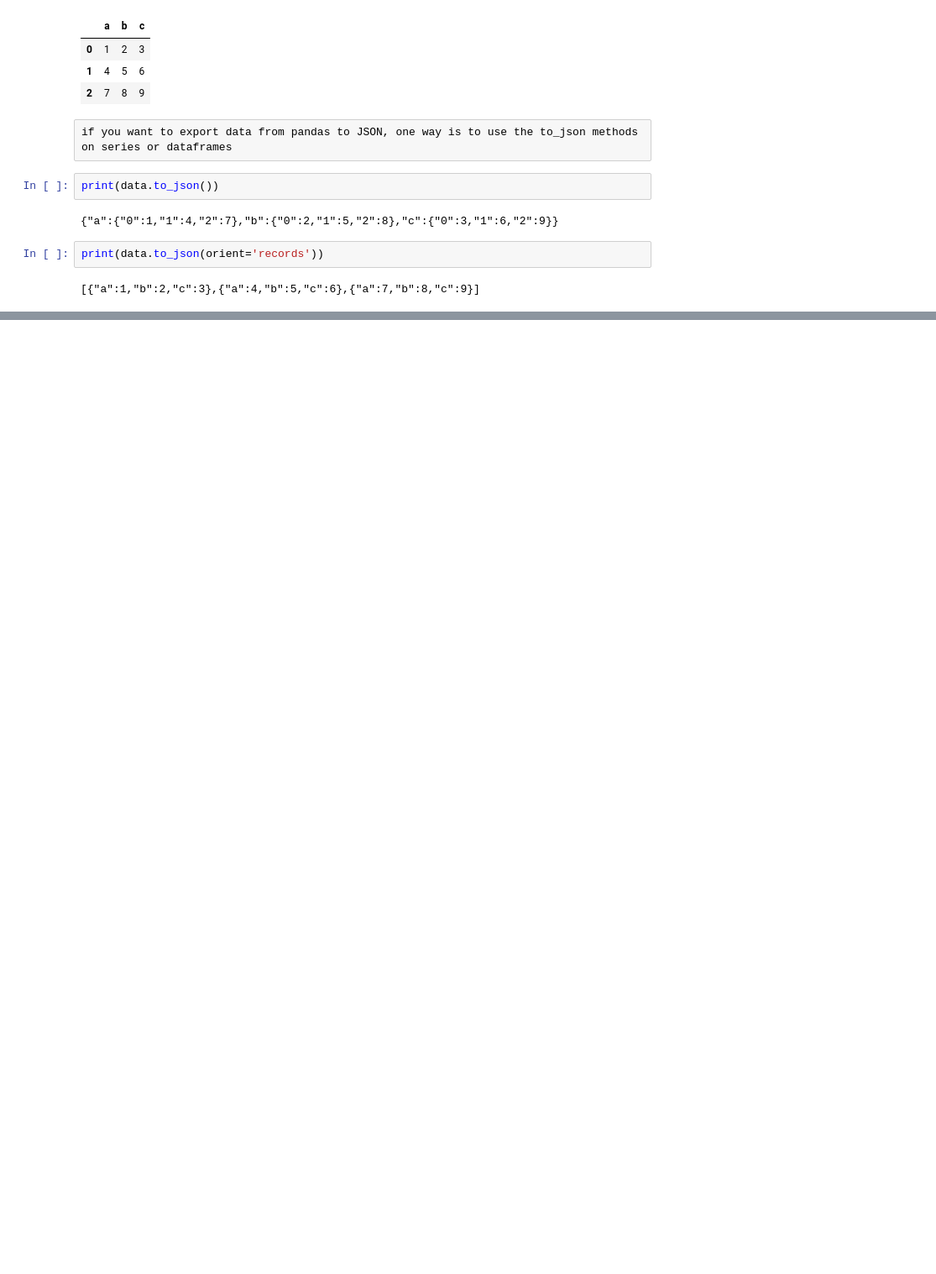
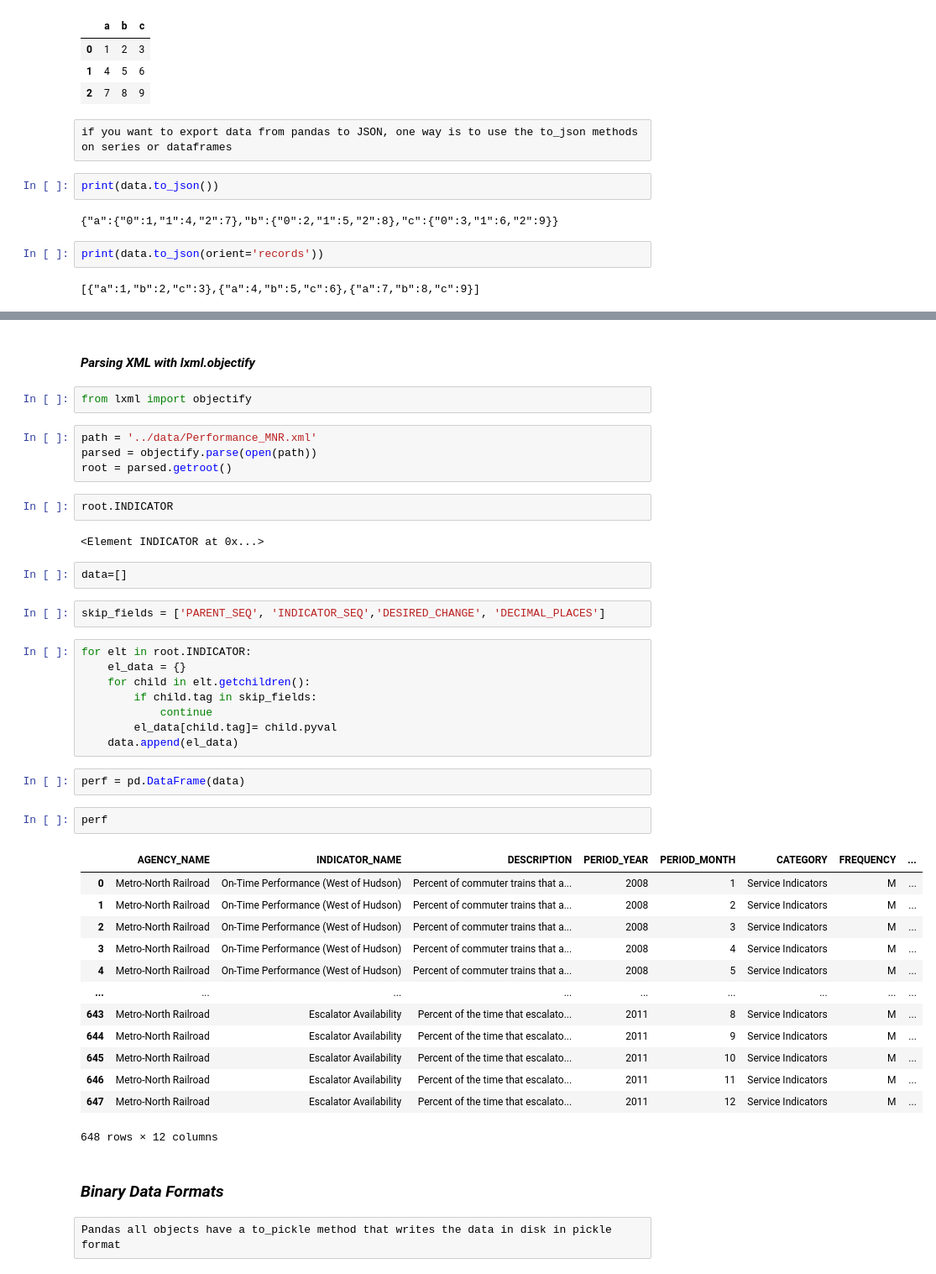
Before and after one commit to shrey0812/Data-Analysis-By-Wes-Mckinney, a Jupyter notebook: Chapter 6/Chapter-6-part-1.ipynb, the cells around one changed output, grey strips where cells are left out. Shown at 84% size. Drawn from its saved outputs; the diff is of its cells as text; blank space fills up the shorter version.

```diff
--- a/Chapter 6/Chapter-6-part-1.ipynb
+++ b/Chapter 6/Chapter-6-part-1.ipynb
@@ -432,0 +464,46 @@ error: incomplete escape \U at position 28
+# %% [markdown]
+#### ***Parsing XML with lxml.objectify***
+# %%
+from lxml import objectify
+# %%
+path = '../data/Performance_MNR.xml'
+parsed = objectify.parse(open(path))
+root = parsed.getroot()
+# %%
+root.INDICATOR
+# %% [output]
+<Element INDICATOR at 0x...>
+# %%
+data=[]
+# %%
+skip_fields = ['PARENT_SEQ', 'INDICATOR_SEQ','DESIRED_CHANGE', 'DECIMAL_PLACES']
+# %%
+for elt in root.INDICATOR:
+    el_data = {}
+    for child in elt.getchildren():
+        if child.tag in skip_fields:
+            continue
+        el_data[child.tag]= child.pyval
+    data.append(el_data)
+# %%
+perf = pd.DataFrame(data)
+# %%
+perf
+# %% [output]
+|  | AGENCY_NAME | INDICATOR_NAME | DESCRIPTION | PERIOD_YEAR | PERIOD_MONTH | CATEGORY | FREQUENCY | ... |
+| 0 | Metro-North Railroad | On-Time Performance (West of Hudson) | Percent of commuter trains that a... | 2008 | 1 | Service Indicators | M | ... |
+| 1 | Metro-North Railroad | On-Time Performance (West of Hudson) | Percent of commuter trains that a... | 2008 | 2 | Service Indicators | M | ... |
+| 2 | Metro-North Railroad | On-Time Performance (West of Hudson) | Percent of commuter trains that a... | 2008 | 3 | Service Indicators | M | ... |
+| 3 | Metro-North Railroad | On-Time Performance (West of Hudson) | Percent of commuter trains that a... | 2008 | 4 | Service Indicators | M | ... |
+| 4 | Metro-North Railroad | On-Time Performance (West of Hudson) | Percent of commuter trains that a... | 2008 | 5 | Service Indicators | M | ... |
+| ... | ... | ... | ... | ... | ... | ... | ... | ... |
+| 643 | Metro-North Railroad | Escalator Availability | Percent of the time that escalato... | 2011 | 8 | Service Indicators | M | ... |
+| 644 | Metro-North Railroad | Escalator Availability | Percent of the time that escalato... | 2011 | 9 | Service Indicators | M | ... |
+| 645 | Metro-North Railroad | Escalator Availability | Percent of the time that escalato... | 2011 | 10 | Service Indicators | M | ... |
+| 646 | Metro-North Railroad | Escalator Availability | Percent of the time that escalato... | 2011 | 11 | Service Indicators | M | ... |
+| 647 | Metro-North Railroad | Escalator Availability | Percent of the time that escalato... | 2011 | 12 | Service Indicators | M | ... |
+648 rows × 12 columns
+# %% [markdown]
+### ***Binary Data Formats***
+# %% [raw]
+Pandas all objects have a to_pickle method that writes the data in disk in pickle format
```
Also changed, not shown: parts of 31 cells of this notebook, 5 other files.
